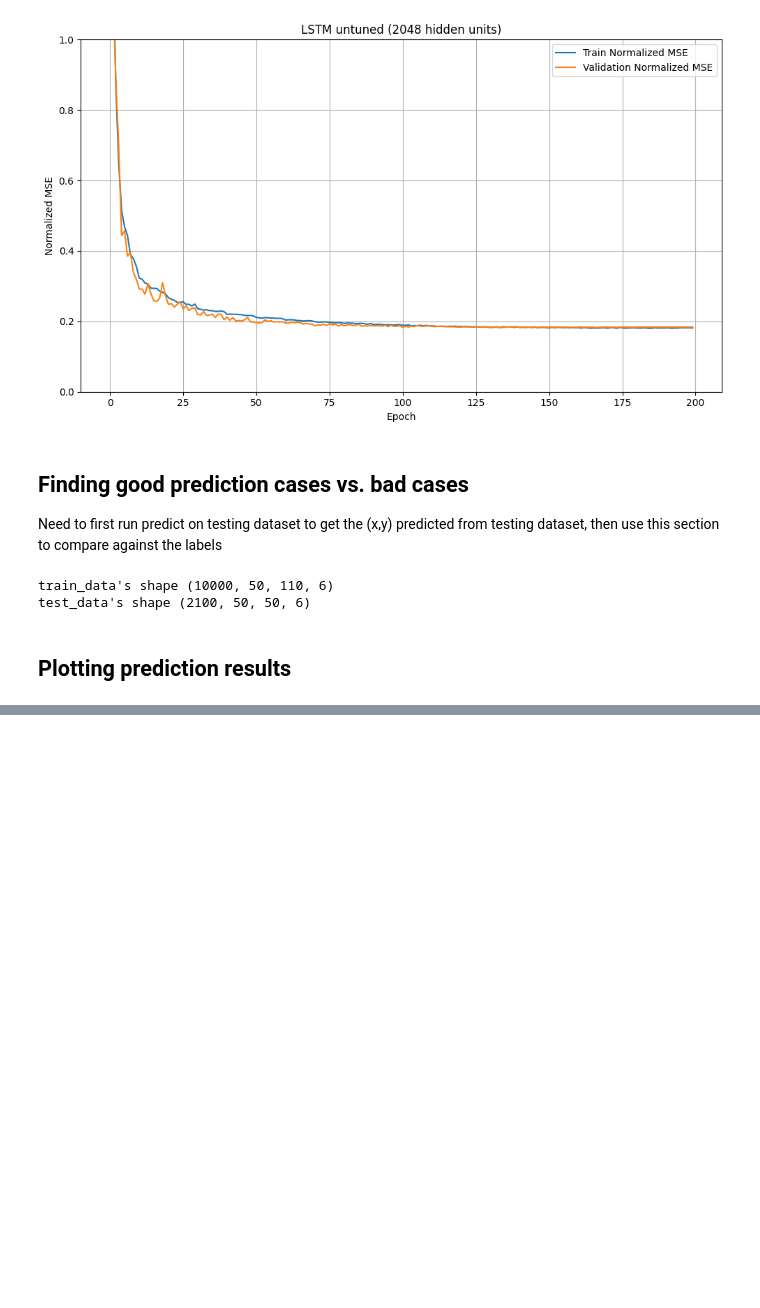
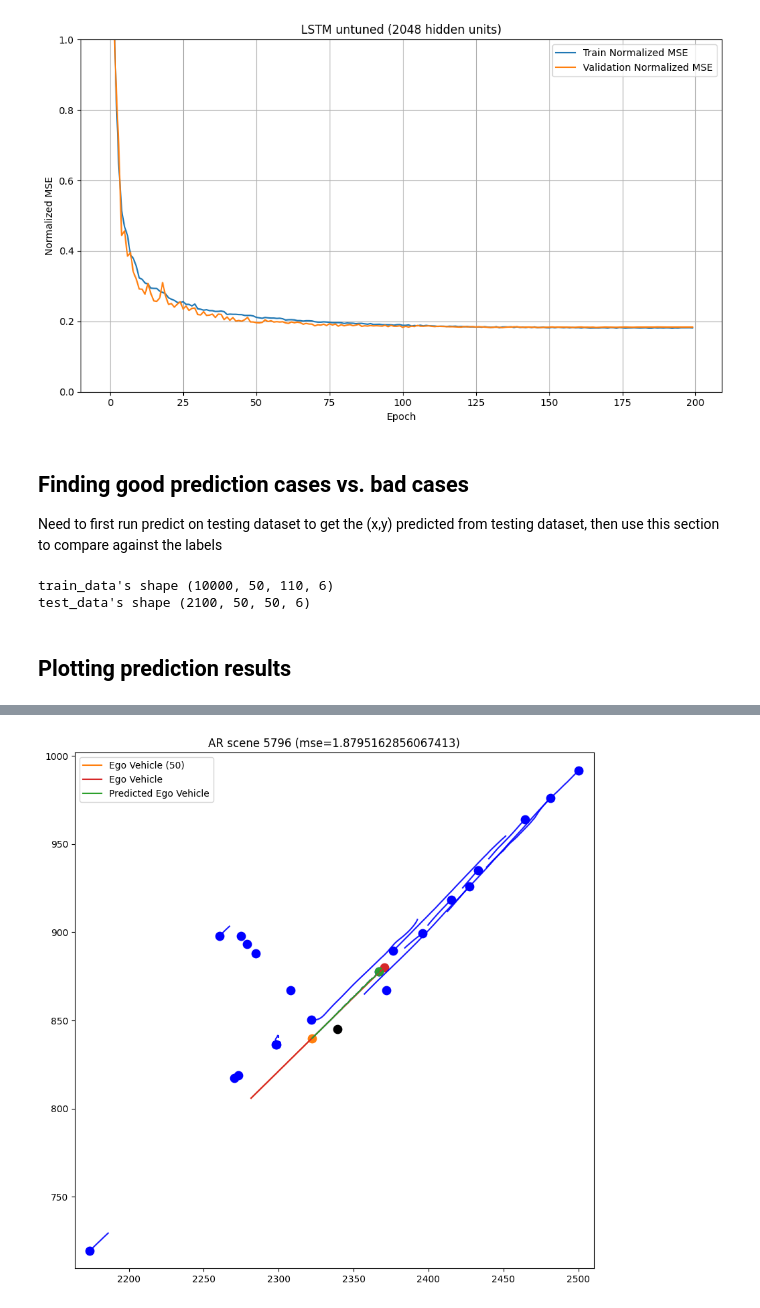
Before and after one commit to m1fisher/cse251b_project, a Jupyter notebook: milestone_part3_plots/part3_plots.ipynb, the cells around one changed output, grey strips where cells are left out. Cells and saved outputs as stored; diff of their text form; code cells hidden in the pictures; blank space fills up the shorter version.

```diff
--- a/milestone_part3_plots/part3_plots.ipynb
+++ b/milestone_part3_plots/part3_plots.ipynb
@@ -257,7 +271,9 @@ plot_scene_pred(s, lstm_scenes, lstm_mse, f'LSTM scene {s}')
 # %%
 ## AR is over-predicting stopped agent
 s = 5796
-plot_scene_pred(s, ar_scenes, ar_mse, f'AR scene {s}')
+plot_scene_pred(s, lstm_scenes, lstm_mse, f'AR scene {s}')
+# %% [output]
+[figure, added]
 # %%
 ## AR is over-predicting stopped agent
 s = 9375
```
Also changed, not shown: parts of 11 cells of this notebook, 6 other files.
